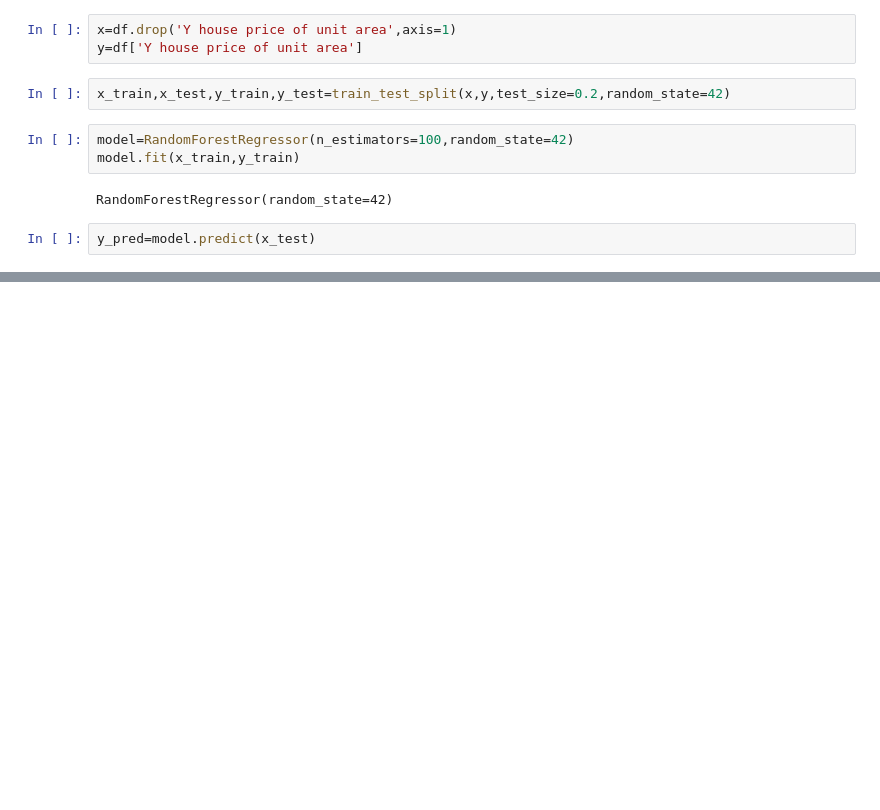
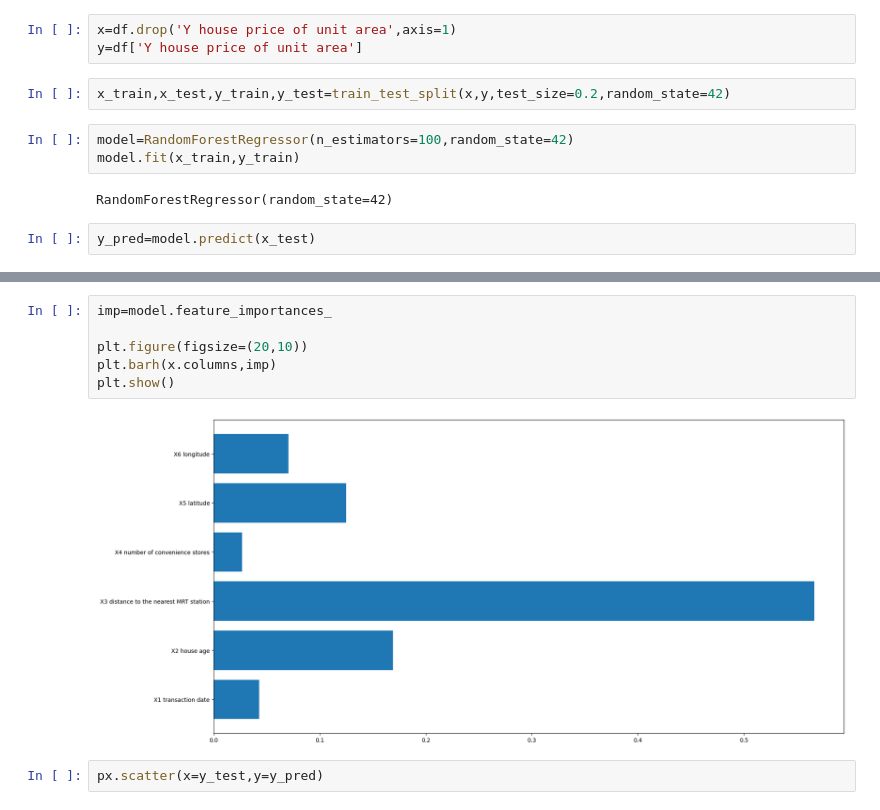
Before and after one commit to jee-man-x/Machine_learning, a Jupyter notebook: RandomForestRefressor_on_RealEstate_&_DimondPrice_Dataset.ipynb, the cells around one changed output, grey strips where cells are left out. Cells and saved outputs as stored; diff of their text form; blank space fills up the shorter version.

```diff
--- a/RandomForestRefressor_on_RealEstate_&_DimondPrice_Dataset.ipynb
+++ b/RandomForestRefressor_on_RealEstate_&_DimondPrice_Dataset.ipynb
@@ -221,0 +260,10 @@ print(r2)
+# %%
+imp=model.feature_importances_
+
+plt.figure(figsize=(20,10))
+plt.barh(x.columns,imp)
+plt.show()
+# %% [output]
+[figure, added]
+# %%
+px.scatter(x=y_test,y=y_pred)
```
Also changed, not shown: parts of 21 cells of this notebook.
